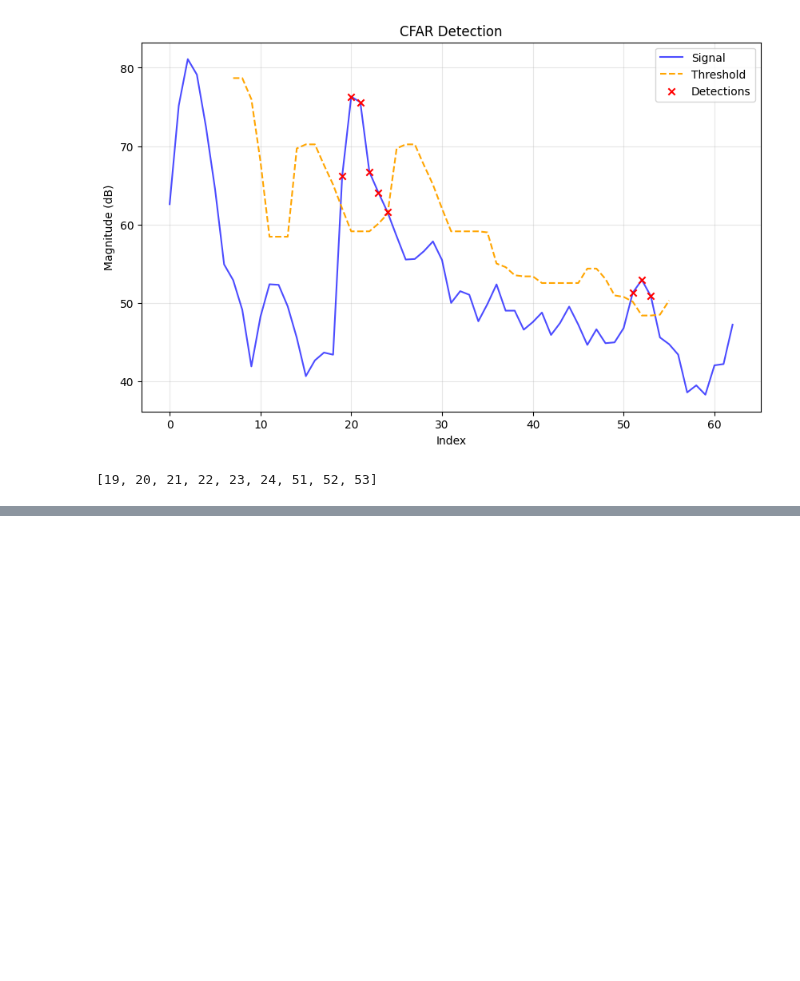
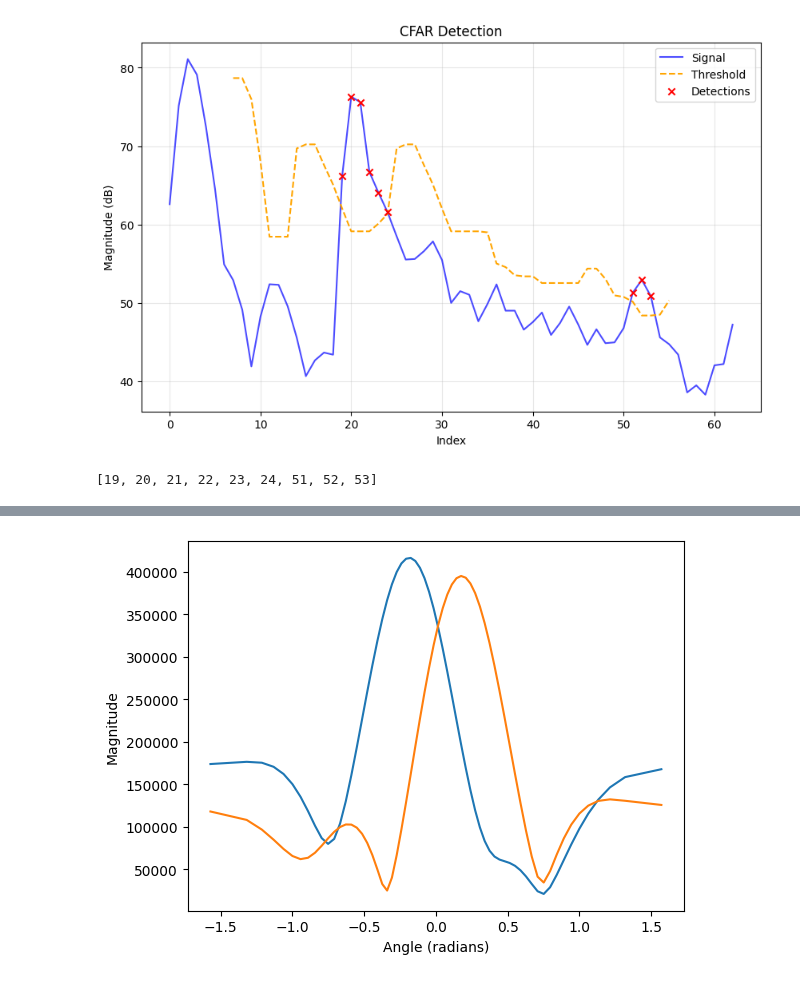
Before and after one commit to davidmhunt/mmwave_radar_processing, a Jupyter notebook: notebooks/view_radar_data_testing_detectors.ipynb, the cells around one changed output, grey strips where cells are left out. Cells and saved outputs as stored; diff of their text form; code cells hidden in the pictures; blank space fills up the shorter version.

```diff
--- a/notebooks/view_radar_data_testing_detectors.ipynb
+++ b/notebooks/view_radar_data_testing_detectors.ipynb
@@ -287,0 +293,96 @@ num_dets (OS-CFAR-2D): 131
+# %%
+#initialize angle bins
+num_angle_bins = 64
+num_rx_antennas = cfg_manager.num_rx_antennas
+phase_shifts = np.arange(
+    start=np.pi,
+    stop= -np.pi - 2 * np.pi/(num_angle_bins - 1),
+    step=-2 * np.pi / (num_angle_bins - 1)
+)
+
+#round the last entry to be exactly pi
+phase_shifts[-1] = -1 * np.pi
+
+#compute the angle bins
+angle_bins = np.arcsin(phase_shifts / np.pi)
+# %%
+#now, take the detections and map them to range and velocity
+dets = np.array(dets)
+
+#get the detection indicies
+det_range_idxs = dets[:,0]
+det_velocity_idxs = dets[:,1]
+
+#combine to correlate with range and velocity bins
+det_ranges = range_doppler_processor.range_bins[det_range_idxs]
+det_velocities = range_doppler_processor.vel_bins[det_velocity_idxs]
+det_mags = rng_dop_resp[det_range_idxs, det_velocity_idxs]
+
+#combine into a single array of (range, velocity, magnitude)
+detections = np.column_stack((det_ranges, det_velocities, det_mags))
+
+max_det_idx = np.argmax(detections[:,2])
+print(f"Strongest detection - Range: {detections[max_det_idx,0]:.2f} m, Velocity: {detections[max_det_idx,1]:.2f} m/s, Magnitude: {detections[max_det_idx,2]:.2f}")
+
+#get the rx_antennas corresponding to azimuth
+az_antenna_idxs = np.array([0,3,4,7])
+el_antenna_idxs = np.array([9,8,5,4])
+
+#get the raw azimuth data for from the az antennas range doppler response
+az_rng_dop_resp_raw = rng_dop_resp_raw[az_antenna_idxs,:,:]
+el_rng_dop_resp_raw = rng_dop_resp_raw[el_antenna_idxs,:,:]
+
+#next, compute the azimuth fft for a specific target
+az_det_raw_data = np.zeros(shape=num_angle_bins,dtype=complex)
+el_det_raw_data = np.zeros(shape=num_angle_bins,dtype=complex)
+
+idx = max_det_idx
+rng_idx = det_range_idxs[idx]
+vel_idx = det_velocity_idxs[idx]
+
+az_det_raw_data[0:az_antenna_idxs.shape[0]] =\
+      az_rng_dop_resp_raw[:,rng_idx,vel_idx]
+el_det_raw_data[0:el_antenna_idxs.shape[0]] =\
+      el_rng_dop_resp_raw[:,rng_idx,vel_idx]
+
+#compute the azimuth and ffts
+az_resp = np.abs(
+    np.fft.fftshift(
+        x=np.fft.fft(az_det_raw_data)
+    ))
+# el_resp = np.abs(
+#     np.fft.fftshift(
+#         x=np.fft.fft(el_det_raw_data)
+#     ))
+el_resp = np.abs(
+        np.fft.fft(el_det_raw_data)
+    )
+
+#get the corresponding angles
+az_angle = angle_bins[np.argmax(az_resp)]
+el_angle = angle_bins[np.argmax(el_resp)]
+
+#save the detection's rho,theta (elevation), phi (azimuth), velocity)
+det_spherical = np.array([
+    det_ranges[idx],
+    el_angle,
+    az_angle,
+    det_velocities[idx]
+])
+
+
+det_cartesian = np.array([
+    det_spherical[0] * np.cos(det_spherical[1]) * np.cos(det_spherical[2]),
+    det_spherical[0] * np.cos(det_spherical[1]) * np.sin(det_spherical[2]),
+    det_spherical[0] * np.sin(det_spherical[1]),
+    det_spherical[3]
+])
+print(f"Detected Target (x,y,z,v): {det_cartesian}  (m, m/s)")
+print(f"Detected Azimuth Angle: {np.degrees(az_angle):.2f} degrees")
+print(f"Detected Elevation Angle: {np.degrees(el_angle):.2f} degrees")
+
+plt.plot(angle_bins, az_resp)
+plt.plot(angle_bins, el_resp)
+plt.xlabel("Angle (radians)")
+plt.ylabel("Magnitude")
+# %% [output]
@@ -287,0 +394 @@ num_dets (OS-CFAR-2D): 131
+[figure, added]
```
Also changed, not shown: parts of 3 cells of this notebook, 1 other file.
